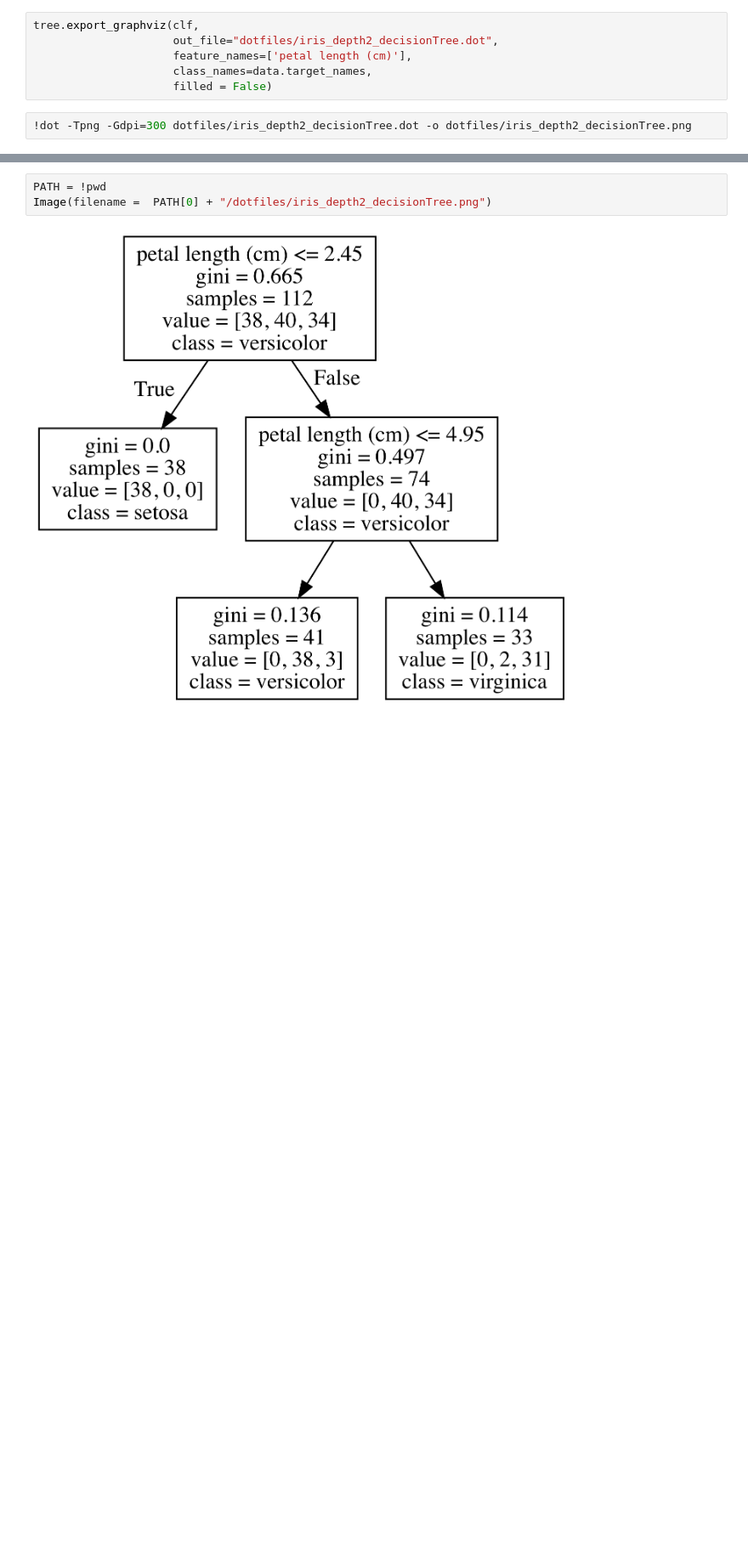
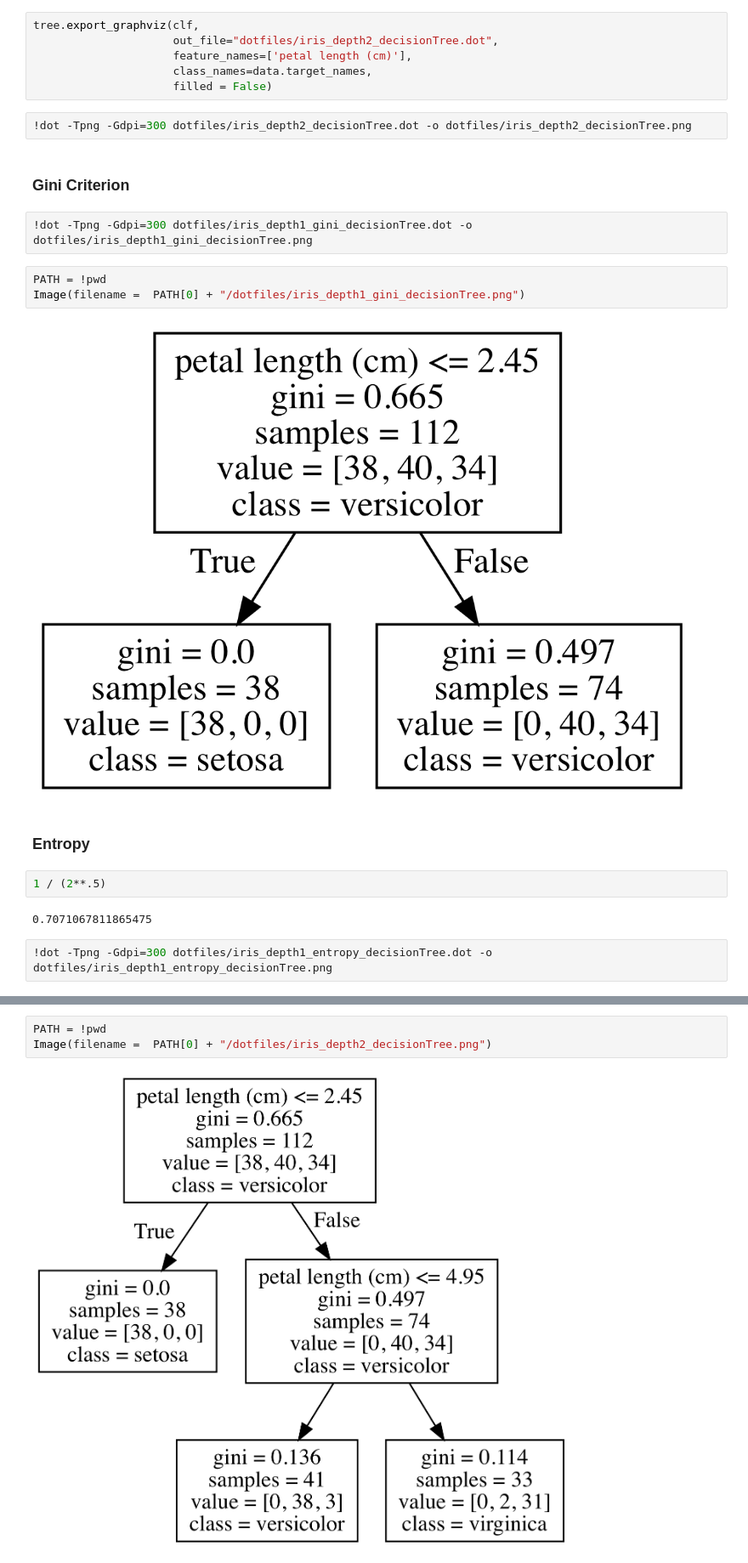
Before and after one commit to mGalarnyk/Python_Tutorials, a Jupyter notebook: Sklearn/DecisionTrees/DecisionTreeAnatomy.ipynb, the cells around one changed output, grey strips where cells are left out. Shown at 85% size. Drawn from its saved outputs; the diff is of its cells as text; blank space fills up the shorter version.

Commit message:
Created information gain section and idea for figure for it

```diff
--- a/Sklearn/DecisionTrees/DecisionTreeAnatomy.ipynb
+++ b/Sklearn/DecisionTrees/DecisionTreeAnatomy.ipynb
@@ -100,3 +101,20 @@ tree.export_graphviz(clf,
                      filled = False)
 # %%
 !dot -Tpng -Gdpi=300 dotfiles/iris_depth2_decisionTree.dot -o dotfiles/iris_depth2_decisionTree.png
+# %% [markdown]
+### Gini Criterion
+# %%
+!dot -Tpng -Gdpi=300 dotfiles/iris_depth1_gini_decisionTree.dot -o dotfiles/iris_depth1_gini_decisionTree.png
+# %%
+PATH = !pwd
+Image(filename =  PATH[0] + "/dotfiles/iris_depth1_gini_decisionTree.png")
+# %% [output]
+[figure, added]
+# %% [markdown]
+### Entropy
+# %%
+1 / (2**.5)
+# %% [output]
+0.7071067811865475
+# %%
+!dot -Tpng -Gdpi=300 dotfiles/iris_depth1_entropy_decisionTree.dot -o dotfiles/iris_depth1_entropy_decisionTree.png
```
Also changed, not shown: parts of 5 cells of this notebook, 10 other files.
